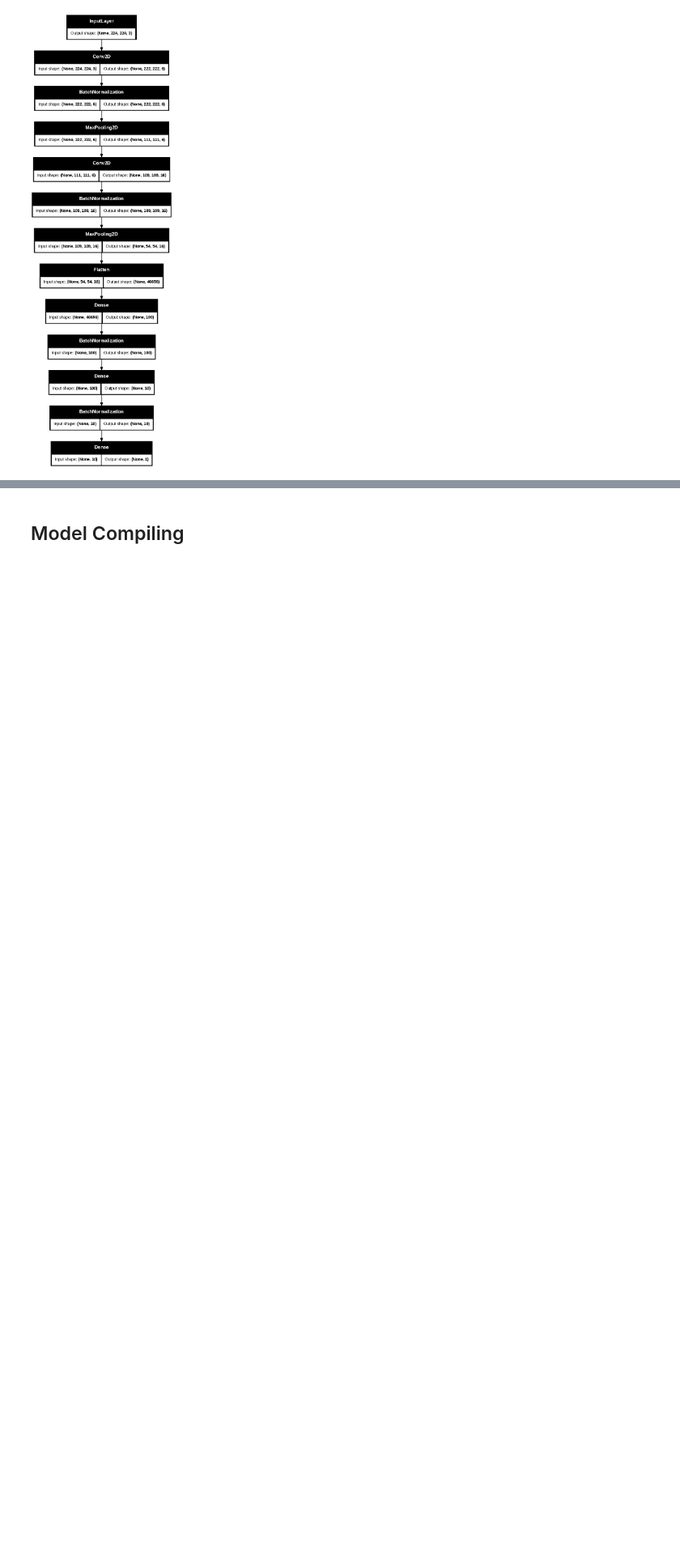
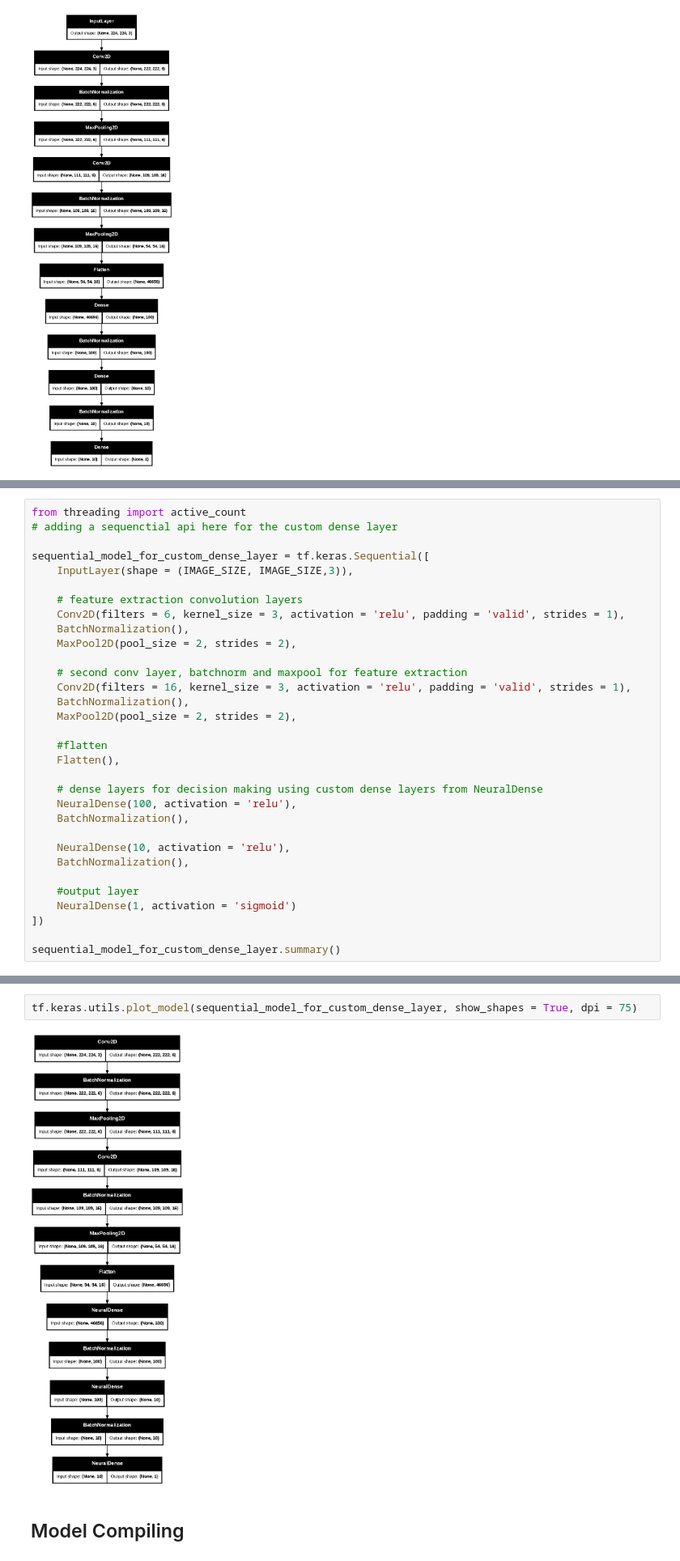
Before and after one commit to christopherjneelankavil/malaria_detection_cnn, a Jupyter notebook: malaria_detection_cnn.ipynb, the cells around one changed output, grey strips where cells are left out. Shown at 81% size. Drawn from its saved outputs; the diff is of its cells as text; blank space fills up the shorter version.

```diff
--- a/malaria_detection_cnn.ipynb
+++ b/malaria_detection_cnn.ipynb
@@ -296,0 +622,32 @@ tf.keras.utils.plot_model(func_model, show_shapes=True, dpi=75)
+# %%
+from threading import active_count
+# adding a sequenctial api here for the custom dense layer
+
+sequential_model_for_custom_dense_layer = tf.keras.Sequential([
+    InputLayer(shape = (IMAGE_SIZE, IMAGE_SIZE,3)),
+
+    # feature extraction convolution layers
+    Conv2D(filters = 6, kernel_size = 3, activation = 'relu', padding = 'valid', strides = 1),
+    BatchNormalization(),
+    MaxPool2D(pool_size = 2, strides = 2),
+
+    # second conv layer, batchnorm and maxpool for feature extraction
+    Conv2D(filters = 16, kernel_size = 3, activation = 'relu', padding = 'valid', strides = 1),
+    BatchNormalization(),
+    MaxPool2D(pool_size = 2, strides = 2),
+
+    #flatten
+    Flatten(),
+
+    # dense layers for decision making using custom dense layers from NeuralDense
+    NeuralDense(100, activation = 'relu'),
+    BatchNormalization(),
+
+    NeuralDense(10, activation = 'relu'),
+    BatchNormalization(),
+
+    #output layer
+    NeuralDense(1, activation = 'sigmoid')
+])
+
+sequential_model_for_custom_dense_layer.summary()
@@ -297,2 +676,6 @@ tf.keras.utils.plot_model(func_model, show_shapes=True, dpi=75)
+# %%
+tf.keras.utils.plot_model(sequential_model_for_custom_dense_layer, show_shapes = True, dpi = 75)
+# %% [output]
+[figure, added]
 # %% [markdown]
 ## Model Compiling
```
Also changed, not shown: parts of 34 cells of this notebook.
